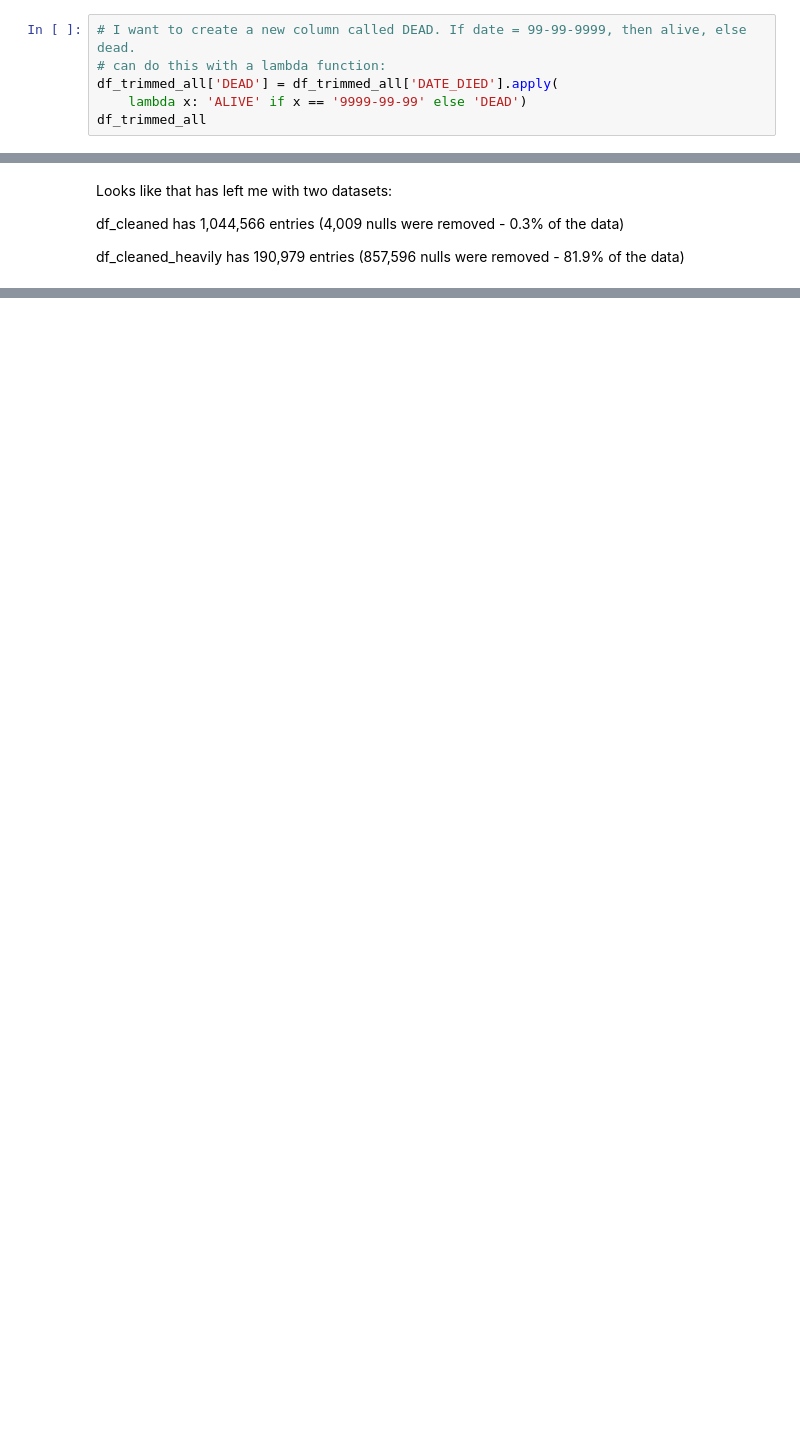
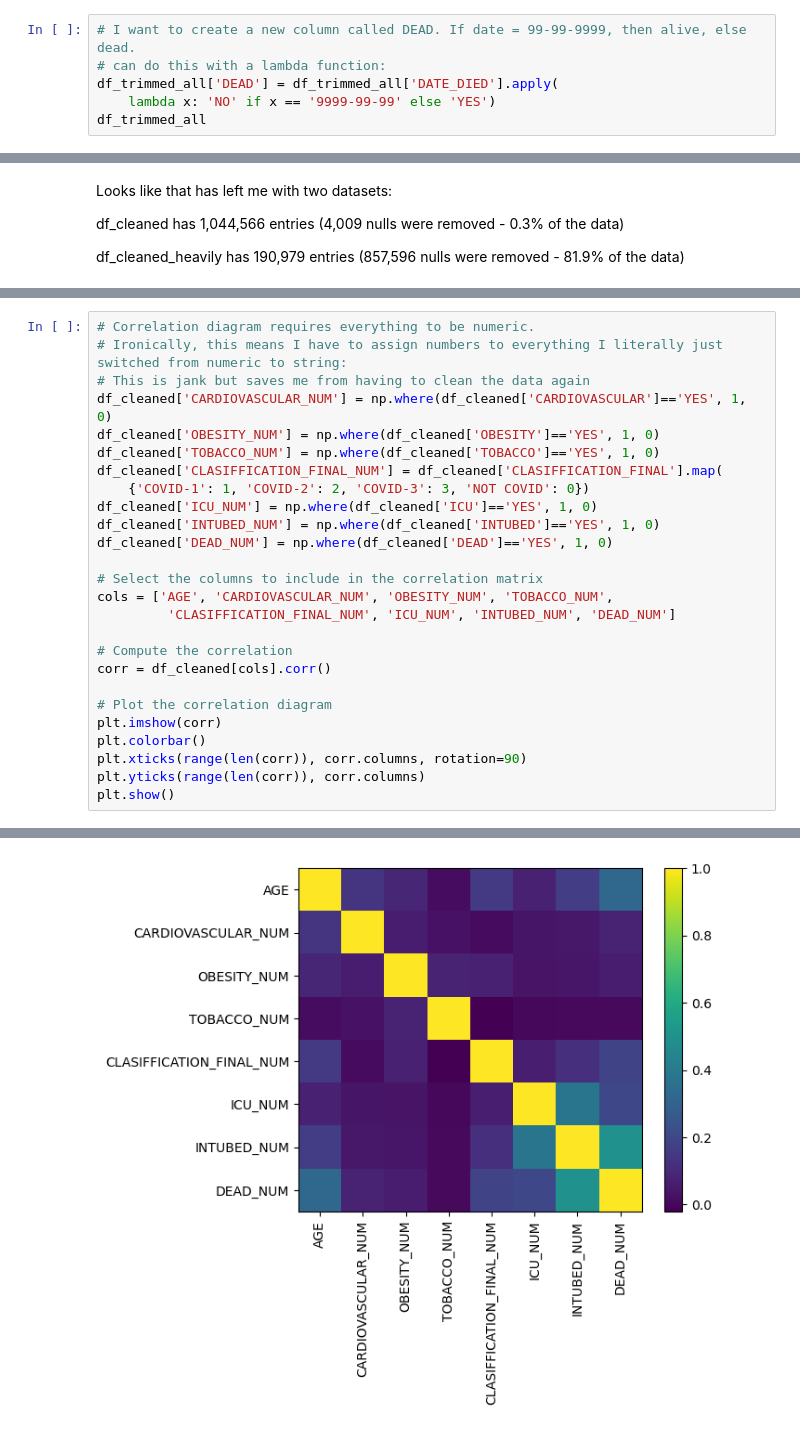
Before and after one commit to BrandonWelsh/Project-1, a Jupyter notebook: welsh_analysis.ipynb, the cells around one changed output, grey strips where cells are left out. Drawn from its saved outputs; the diff is of its cells as text; blank space fills up the shorter version.

```diff
--- a/welsh_analysis.ipynb
+++ b/welsh_analysis.ipynb
@@ -178,7 +180,7 @@ Name: count, dtype: int64
 # I want to create a new column called DEAD. If date = 99-99-9999, then alive, else dead.
 # can do this with a lambda function:
 df_trimmed_all['DEAD'] = df_trimmed_all['DATE_DIED'].apply(
-    lambda x: 'ALIVE' if x == '9999-99-99' else 'DEAD')
+    lambda x: 'NO' if x == '9999-99-99' else 'YES')
 df_trimmed_all
 # %% [output]
 A value is trying to be set on a copy of a slice from a DataFrame.
@@ -299,0 +304,27 @@ df_cleaned_heavily has 190,979 entries (857,596 nulls were removed - 81.9% of th
+# %%
+# Correlation diagram requires everything to be numeric.
+# Ironically, this means I have to assign numbers to everything I literally just switched from numeric to string:
+# This is jank but saves me from having to clean the data again
+df_cleaned['CARDIOVASCULAR_NUM'] = np.where(df_cleaned['CARDIOVASCULAR']=='YES', 1, 0)
+df_cleaned['OBESITY_NUM'] = np.where(df_cleaned['OBESITY']=='YES', 1, 0)
+df_cleaned['TOBACCO_NUM'] = np.where(df_cleaned['TOBACCO']=='YES', 1, 0)
+df_cleaned['CLASIFFICATION_FINAL_NUM'] = df_cleaned['CLASIFFICATION_FINAL'].map(
+    {'COVID-1': 1, 'COVID-2': 2, 'COVID-3': 3, 'NOT COVID': 0})
+df_cleaned['ICU_NUM'] = np.where(df_cleaned['ICU']=='YES', 1, 0)
+df_cleaned['INTUBED_NUM'] = np.where(df_cleaned['INTUBED']=='YES', 1, 0)
+df_cleaned['DEAD_NUM'] = np.where(df_cleaned['DEAD']=='YES', 1, 0)
+
+# Select the columns to include in the correlation matrix
+cols = ['AGE', 'CARDIOVASCULAR_NUM', 'OBESITY_NUM', 'TOBACCO_NUM',
+         'CLASIFFICATION_FINAL_NUM', 'ICU_NUM', 'INTUBED_NUM', 'DEAD_NUM']
+
+# Compute the correlation
+corr = df_cleaned[cols].corr()
+
+# Plot the correlation diagram
+plt.imshow(corr)
+plt.colorbar()
+plt.xticks(range(len(corr)), corr.columns, rotation=90)
+plt.yticks(range(len(corr)), corr.columns)
+plt.show()
+# %% [output]
@@ -299,0 +348 @@ df_cleaned_heavily has 190,979 entries (857,596 nulls were removed - 81.9% of th
+[figure, added]
```
Also changed, not shown: parts of 22 cells of this notebook.
